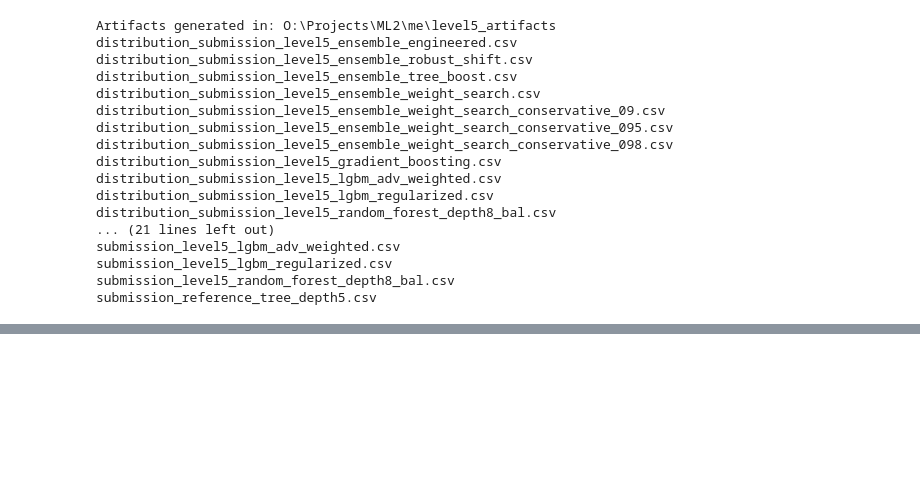
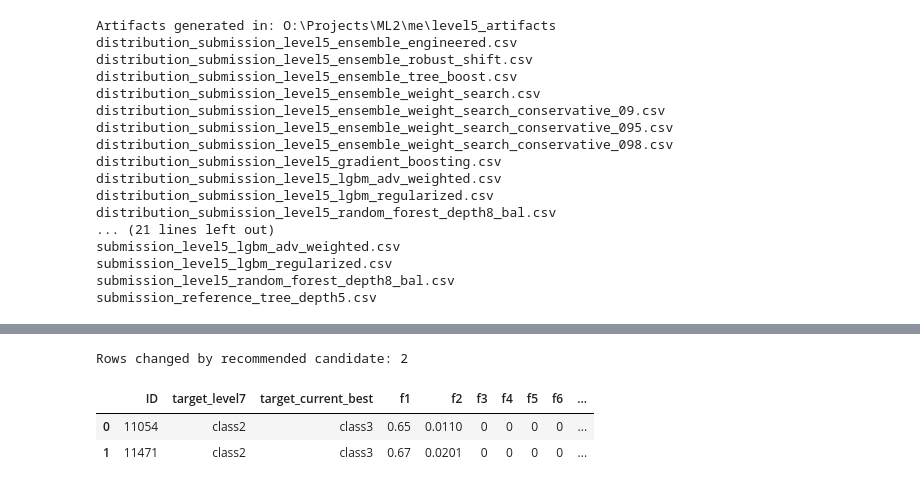
Before and after one commit to Omarmidanii/Kaggle_Classification_Challenge, a Jupyter notebook: main_code.ipynb, the cells around one changed output, grey strips where cells are left out. Cells and saved outputs as stored; diff of their text form; code cells hidden in the pictures; blank space fills up the shorter version.

```diff
--- a/main_code.ipynb
+++ b/main_code.ipynb
@@ -2529,0 +2748,14 @@ submission_reference_tree_depth5.csv
+# %%
+recommended_file = ARTIFACT_DIR / 'submission_level7_class2_f9_relaxed_0160.csv'
+recommended_sub = pd.read_csv(recommended_file)
+changed = recommended_sub.merge(best_sub, on='ID', suffixes=('_level7', '_current_best'))
+changed = changed[changed['target_level7'] != changed['target_current_best']].copy()
+changed = changed.merge(test, on='ID', how='left')
+changed.to_csv(ARTIFACT_DIR / 'level7_changed_rows_recommended_candidate.csv', index=False)
+print('Rows changed by recommended candidate:', len(changed))
+display(changed)
+# %% [output]
+Rows changed by recommended candidate: 2
+|  | ID | target_level7 | target_current_best | f1 | f2 | f3 | f4 | f5 | f6 | ... |
+| 0 | 11054 | class2 | class3 | 0.65 | 0.0110 | 0 | 0 | 0 | 0 | ... |
+| 1 | 11471 | class2 | class3 | 0.67 | 0.0201 | 0 | 0 | 0 | 0 | ... |
```
Also changed, not shown: parts of 8 cells of this notebook, 13 other files.
